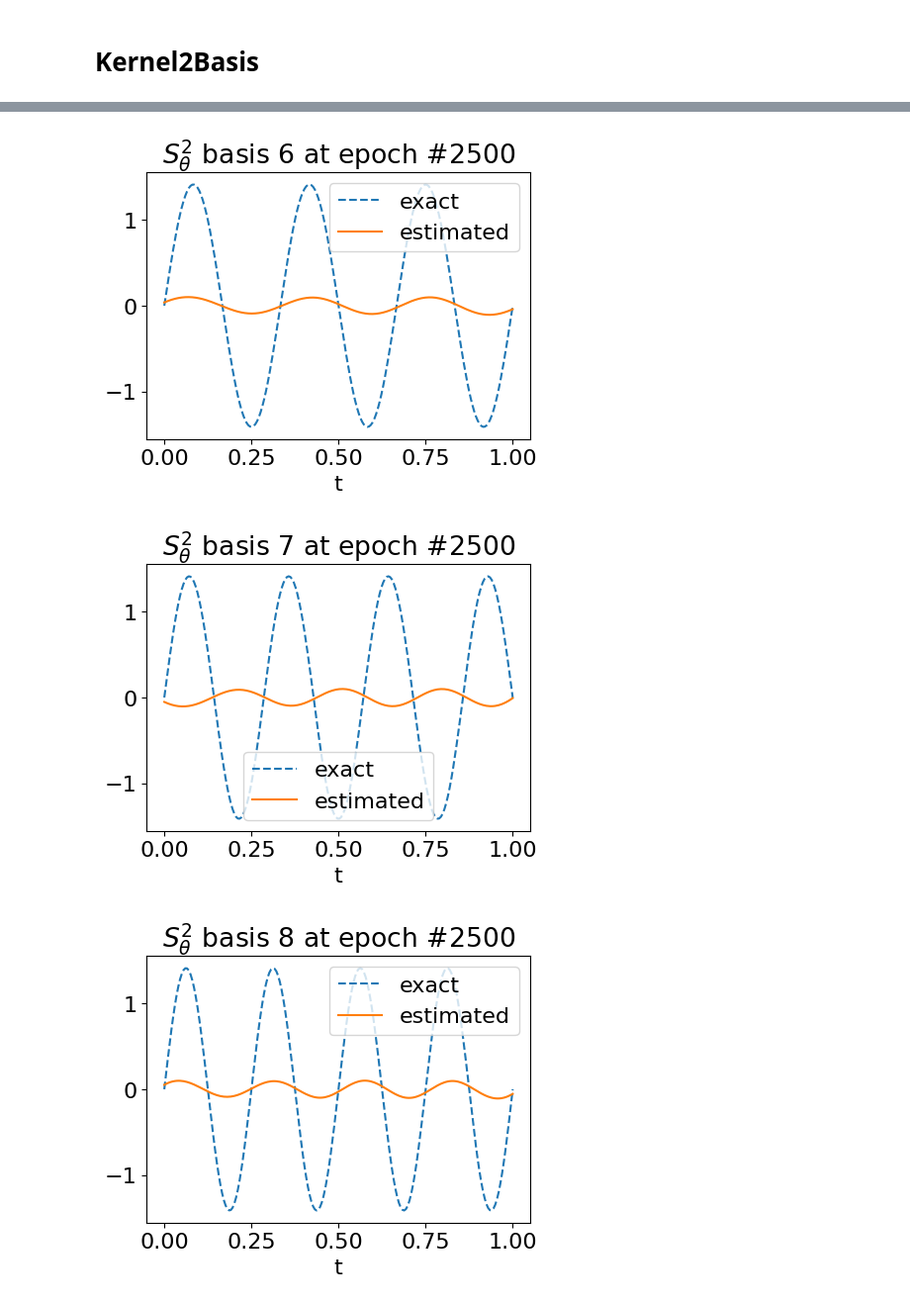
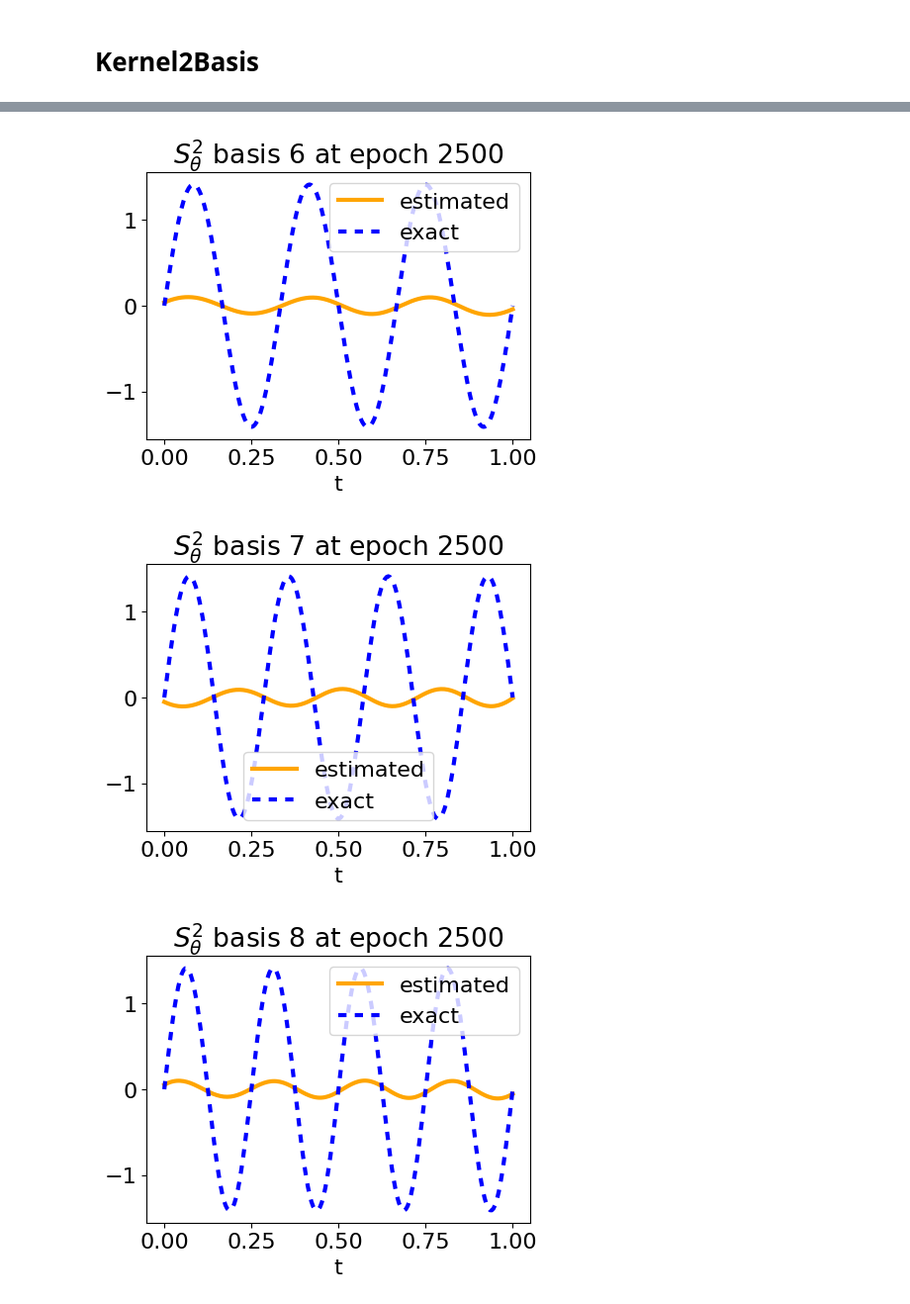
Before and after one commit to sebastian-sanchez-s/OperatorLearning, a Jupyter notebook: Poisson/1D/InspectKernel.ipynb, the cells around one changed output, grey strips where cells are left out. Shown at 99% size. Saved outputs shown, nothing was run; the diff lists cells and outputs as text; code cells hidden in the pictures.

```diff
--- a/Poisson/1D/InspectKernel.ipynb
+++ b/Poisson/1D/InspectKernel.ipynb
@@ -29,8 +29,11 @@ FIGURES_BASIS.mkdir(exist_ok=True, parents=True)
 FIGURES_KERNEL.mkdir(exist_ok=True, parents=True)
 FIGURES_ERROR.mkdir(exist_ok=True, parents=True)
 
+SLIDE_FLAG = '_slide'
+
 savefig = True
 plt.rc('font', size=16)
+plt.rc('lines', linewidth=3)
 
 torch.set_grad_enabled(False)
 # %% [output]
@@ -110,25 +113,26 @@ for i, idx in enumerate(range(0, size, step)):
     x_pred = model(x_ds[idx].unsqueeze(dim=0), int_p).squeeze()
 
     plt.figure(figsize=(5, 3.5))
-    plt.plot(int_p, y_ds[idx], label='x')
-    plt.plot(int_p, x_pred, label='x_pred')
+    plt.plot(int_p, x_pred, c='orange', label='x_pred')
+    plt.plot(int_p, y_ds[idx], 'b--', dashes=[2], label='x')
+
     plt.xlabel('t')
     plt.legend()
     if savefig:
-        plt.savefig(FIGURES_PRED / f'{params["name"]}_#{epoch}_#Fig{i}.png', bbox_inches = 'tight')
-    plt.title(r'$S^2_{\theta}$' + f' prediction at epoch #{epoch}')
+        plt.savefig(FIGURES_PRED / f'{params["name"]}_{epoch}_Fig{i}.png', bbox_inches = 'tight')
+    plt.title(r'$S^2_{\theta}$' + f' prediction at epoch {epoch}')
     if savefig:
-        plt.savefig(FIGURES_PRED / f'{params["name"]}_#{epoch}_#Fig{i}_with_title.png', bbox_inches = 'tight')
+        plt.savefig(FIGURES_PRED / f'{params["name"]}_{epoch}_Fig{i}_with_title.png', bbox_inches = 'tight')
     plt.show()
 
     plt.figure(figsize=(5, 3.5))
     plt.plot(int_p, x_ds[idx], label='y')
     plt.xlabel('t')
     if savefig:
-        plt.savefig(FIGURES_PRED / f'y_#Fig{i}.png', bbox_inches = 'tight')
+        plt.savefig(FIGURES_PRED / f'y_Fig{i}.png', bbox_inches = 'tight')
     plt.title('y')
     if savefig:
-        plt.savefig(FIGURES_PRED / f'y_#Fig{i}_with_title.png', bbox_inches = 'tight')
+        plt.savefig(FIGURES_PRED / f'y_Fig{i}_with_title.png', bbox_inches = 'tight')
     plt.show()
 
     plt.close('all')
@@ -230,14 +236,15 @@ BASIS = BASIS[idx]
 
 for i, b in enumerate(BASIS):
     plt.figure(figsize=(5, 3.5))
-    plt.plot(t, Real_basis[i], '--', label='exact')
-    plt.plot(t, b, label='estimated')
+    plt.plot(t, b, c='orange', label='estimated')
+    plt.plot(t, Real_basis[i], 'b--', dashes=[2], label='exact')
+
     plt.xlabel('t')
     plt.legend()
     if savefig:
-        plt.savefig(FIGURES_BASIS / f'{params["name"]}_#epoch{epoch}_#Fig{i}.png', bbox_inches='tight')
-    plt.title(r'$S^2_{\theta}$' + f' basis {i+1} at epoch #{epoch}')
+        plt.savefig(FIGURES_BASIS / f'{params["name"]}_epoch{epoch}_Fig{i}.png', bbox_inches='tight')
+    plt.title(r'$S^2_{\theta}$' + f' basis {i+1} at epoch {epoch}')
     if savefig:
-        plt.savefig(FIGURES_BASIS / f'{params["name"]}_#epoch{epoch}_#Fig{i}_with_title.png', bbox_inches='tight')
+        plt.savefig(FIGURES_BASIS / f'{params["name"]}_epoch{epoch}_Fig{i}_with_title.png', bbox_inches='tight')
     plt.show()
 # %% [output]
@@ -249,5 +256,5 @@ for i, b in enumerate(BASIS):
-[figure, old version]
+[figure, new version]
-[figure, old version]
+[figure, new version]
-[figure, old version]
+[figure, new version]
 # %%
 plt.figure(figsize=(8, 5))
```
Also changed, not shown: parts of 9 cells of this notebook, 2 other files.
